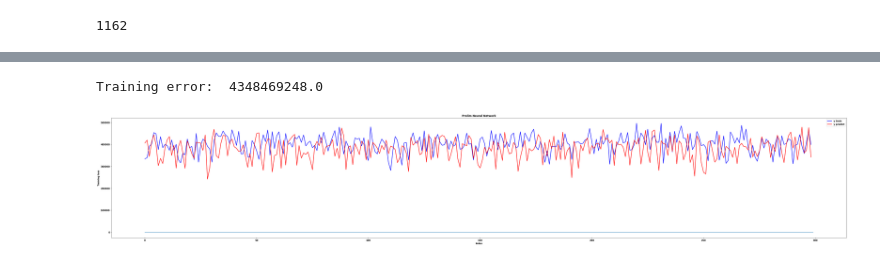
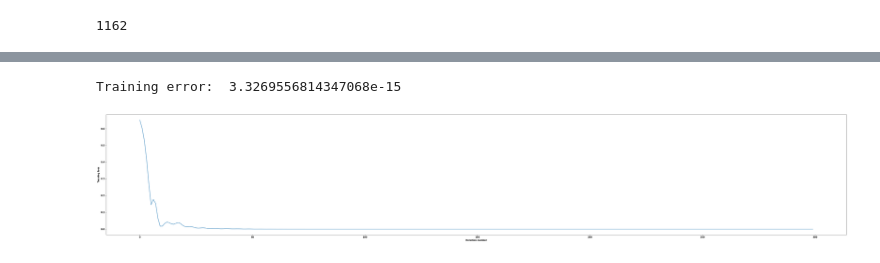
Before and after one commit to annaptasznik/EE555-FinalProject, a Jupyter notebook: ee555DAY.ipynb, the cells around one changed output, grey strips where cells are left out. Saved outputs shown, nothing was run; the diff lists cells and outputs as text; code cells hidden in the pictures.

```diff
--- a/ee555DAY.ipynb
+++ b/ee555DAY.ipynb
@@ -220,6 +43,8 @@ nonan = select_2012.dropna()
 nonan = nonan.groupby(pd.Grouper(level='DateTime', axis=0, freq='24H')).sum()
 print(nonan)
 
+nonan = nonan / nonan.max(axis=0)
+
 x_train, x_test, y_train, y_test = train_test_split(nonan.iloc[:, 1:].values, nonan['PL'].values,test_size=0.2)
 # %% [output]
                   PL         DE
@@ -592,32 +300,24 @@ Y_hat_train = net(X_train_torch.T)
 # %%
-print("Training error: ", (torch.linalg.norm(Y_hat_train-Y_train_torch,ord='fro')**2/len(x_train)).item())
+print("Training error: ", (torch.linalg.norm(Y_hat_trainDE-Y_train_torchDE,ord='fro')**2/len(x_train)).item())
 #print("Test error: ", (torch.linalg.norm(Y_hat_test-Y_test_torch,ord='fro')**2/(M-n)).item())
 loss_traj2 = []
 for i in range(len(loss_traj)):
     #print(loss_traj[i])
     a = loss_traj[i].detach()
     loss_traj2.append(a)
 plt.plot(loss_traj2)
 #plt.plot(loss_traj)
 plt.xlabel('Iteration number')
 plt.ylabel('Training loss');
 
 y_pred = []
-for i in range(len(Y_hat_train)):
+for i in range(len(Y_hat_trainDE)):
     #print(loss_traj[i])
-    a = Y_hat_train[i].detach()
+    a = Y_hat_trainDE[i].detach()
     y_pred.append(a)
-
-plt.plot( Y_train_torch, lw=2, color="blue", label="y train")
-plt.plot( y_pred[0], lw=2, color="red", label="y predict")
-plt.legend()
-plt.title("Prelim Neural Network")
-plt.xlabel("Index")
-plt.rcParams["figure.figsize"] = (60,10)
-plt.show()
 # %% [output]
-Training error:  4348469248.0
+Training error:  3.3269556814347068e-15
-[figure, old version]
+[figure, new version]
 # %%
 plt.plot( Y_train_torch, lw=2, color="blue", label="y train")
 plt.plot( y_pred[0], lw=2, color="red", label="y predict")
```
Also changed, not shown: parts of 39 cells of this notebook.
